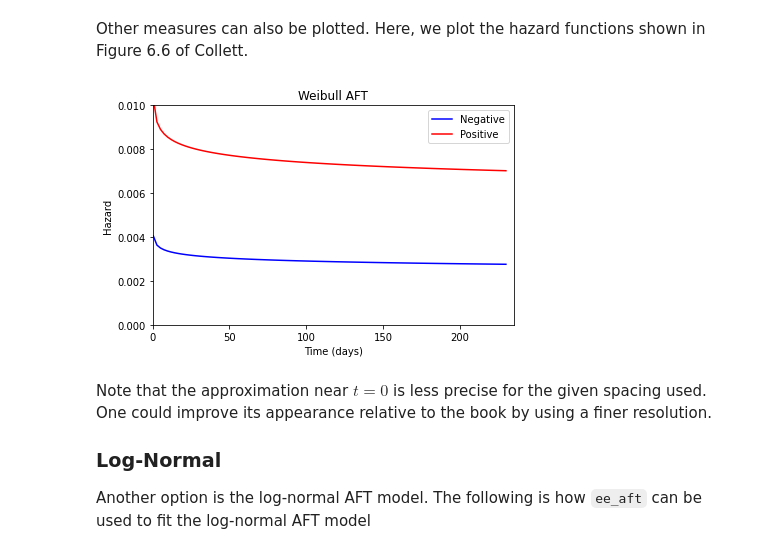
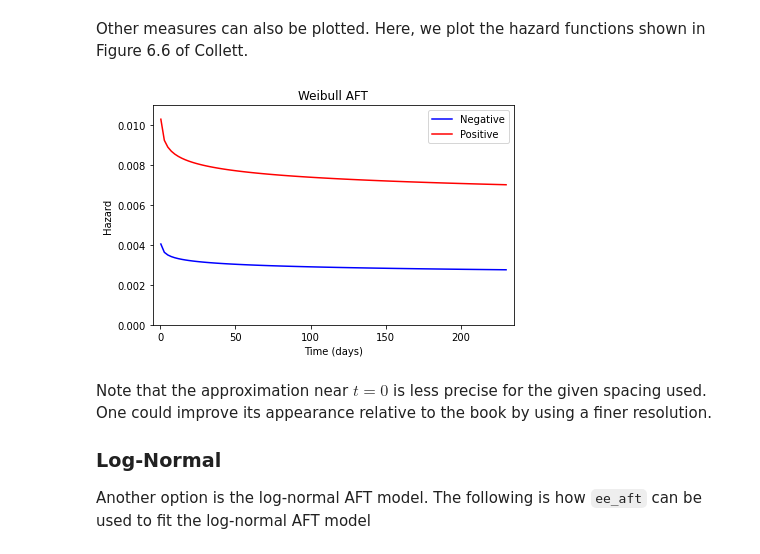
Before and after one commit to pzivich/Delicatessen, a Jupyter notebook: docs/Examples/Collett-Survival.ipynb, the cells around one changed output. Cells and saved outputs as stored; diff of their text form; code cells hidden in the pictures.

```diff
--- a/docs/Examples/Collett-Survival.ipynb
+++ b/docs/Examples/Collett-Survival.ipynb
@@ -50,0 +60,4 @@ memory usage: 1.5 KB
+# %%
+def psi(theta):
+    return ee_survival_model(theta=theta, t=d['time'], delta=d['status'],
+                             distribution='exponential')
@@ -50,0 +108,4 @@ memory usage: 1.5 KB
+# %%
+def psi(theta):
+    return ee_survival_model(theta=theta, t=d['time'], delta=d['status'],
+                             distribution='weibull')
@@ -199,24 +299,24 @@ Other measures can also be plotted. Here, we plot the hazard functions shown in
 # %%
 # Computing predictions for survival functions
 haz_neg = aft_predictions_function(X=[[1, 0], ], times=times_to_predict,
                                    theta=estr.theta, covariance=estr.variance,
                                    distribution='weibull', measure='hazard')
 haz_pos = aft_predictions_function(X=[[1, 1], ], times=times_to_predict,
                                    theta=estr.theta, covariance=estr.variance,
                                    distribution='weibull', measure='hazard')
 
 # Plotting hazard functions
 plt.plot(times_to_predict, haz_neg[:, 0], '-', color='blue', label='Negative')
 plt.plot(times_to_predict, haz_pos[:, 0], '-', color='red', label='Positive')
-plt.ylim([0, 0.01])
+plt.ylim([0, 0.011])
 plt.ylabel("Hazard")
-plt.xlim([0, 235])
+plt.xlim([-5, 235])
 plt.xlabel("Time (days)")
 plt.legend()
 plt.title("Weibull AFT")
 plt.tight_layout()
 # %% [output]
-[figure, old version]
+[figure, new version]
 # %% [markdown]
 Note that the approximation near $t=0$ is less precise for the given spacing used. One could improve its appearance relative to the book by using a finer resolution.
 
```
Also changed, not shown: parts of 19 cells of this notebook.
